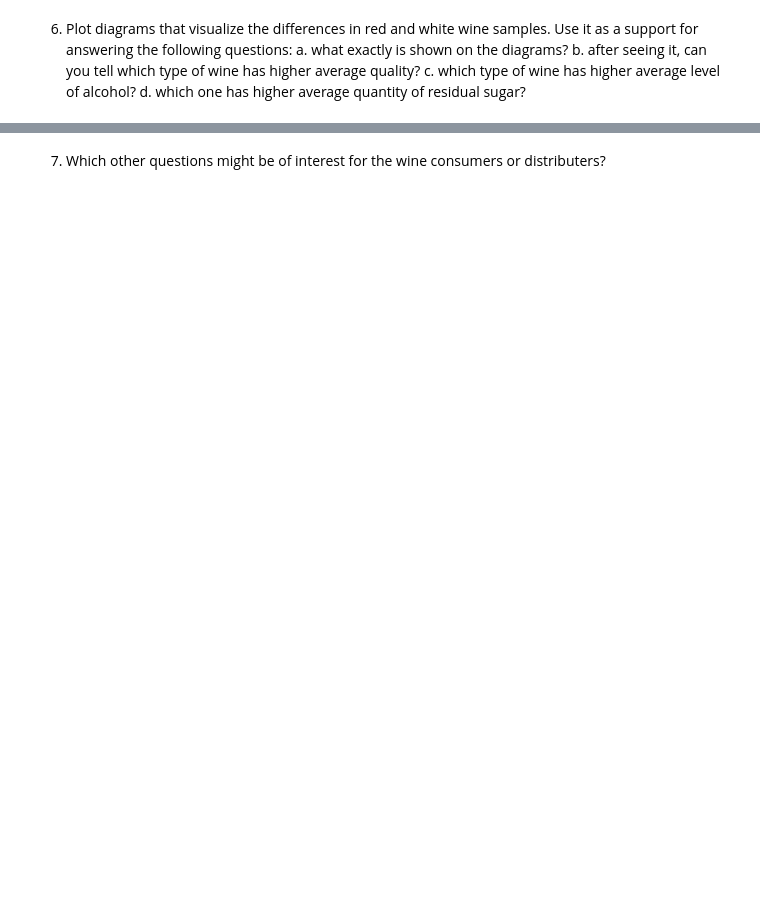
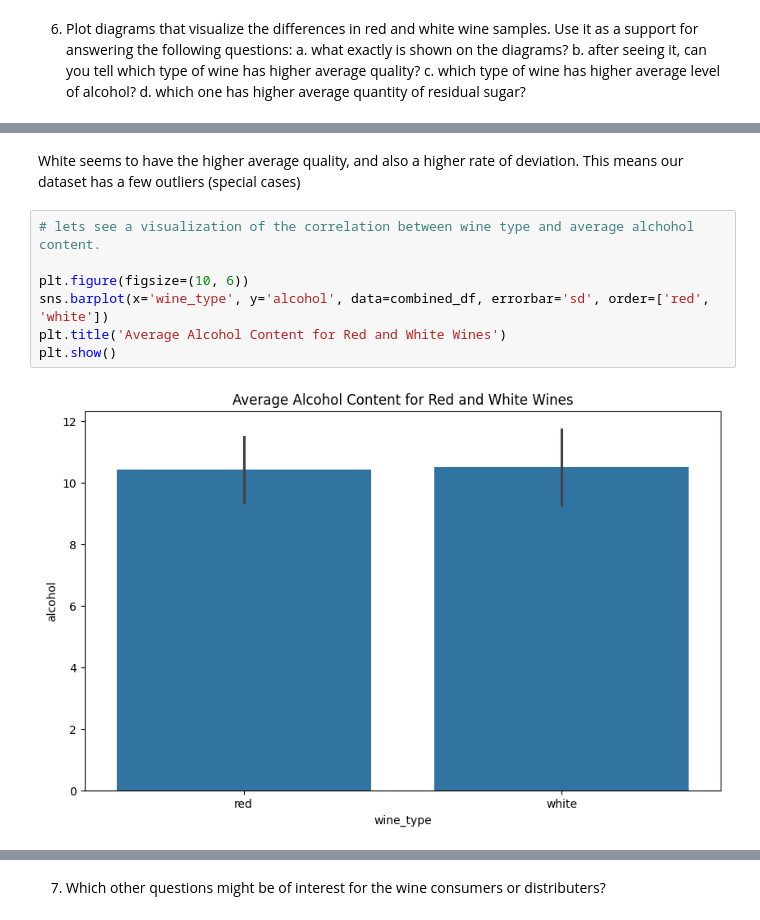
Before and after one commit to Peter537/Dat4-BI-MP2, a Jupyter notebook: winequality.ipynb, the cells around one changed output, grey strips where cells are left out. Drawn from its saved outputs; the diff is of its cells as text; blank space fills up the shorter version.

```diff
--- a/winequality.ipynb
+++ b/winequality.ipynb
@@ -125,0 +177,11 @@ d. which one has higher average quantity of residual sugar?
+# %% [markdown]
+White seems to have the higher average quality, and also a higher rate of deviation. This means our dataset has a few outliers (special cases)
+# %%
+# lets see a visualization of the correlation between wine type and average alchohol content.
+
+plt.figure(figsize=(10, 6))
+sns.barplot(x='wine_type', y='alcohol', data=combined_df, errorbar='sd', order=['red', 'white'])
+plt.title('Average Alcohol Content for Red and White Wines')
+plt.show()
+# %% [output]
+[figure, added]
```
Also changed, not shown: parts of 21 cells of this notebook.
